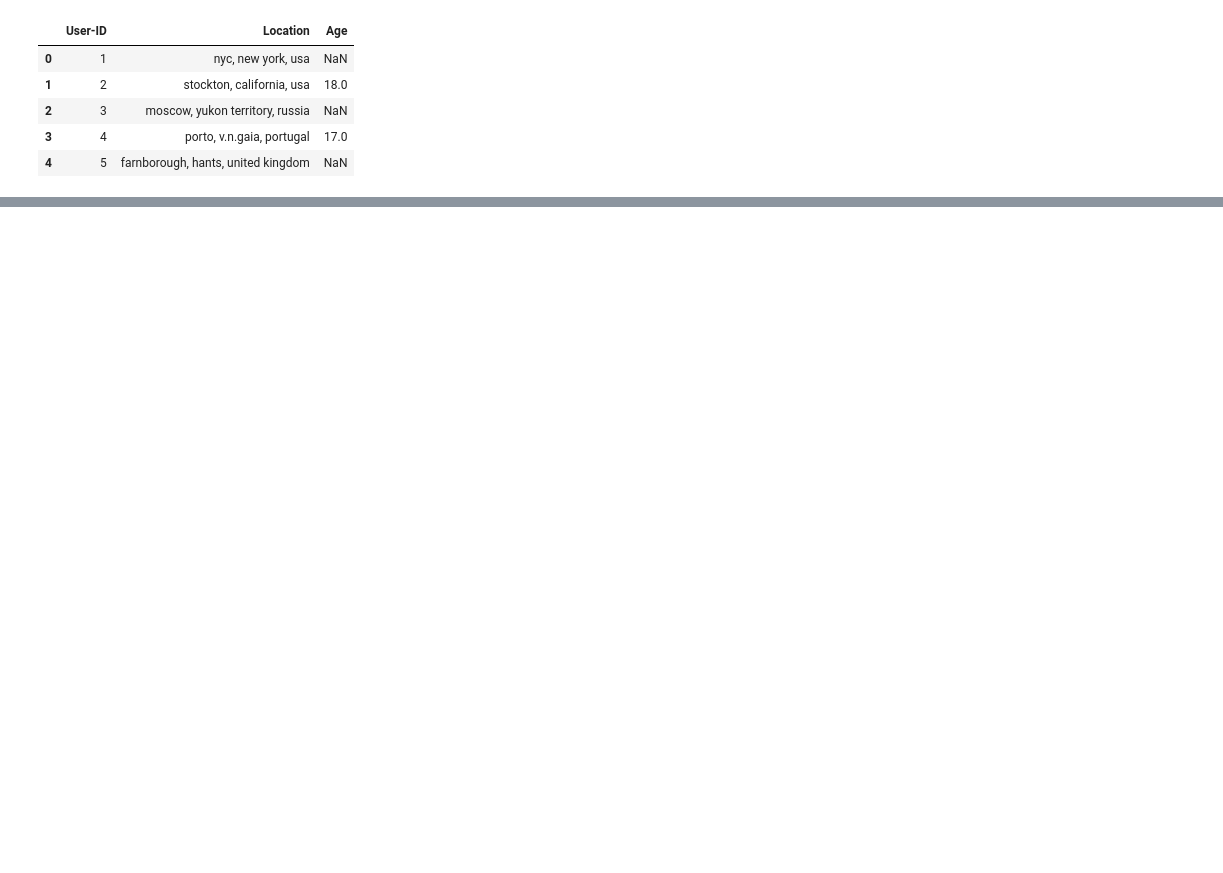
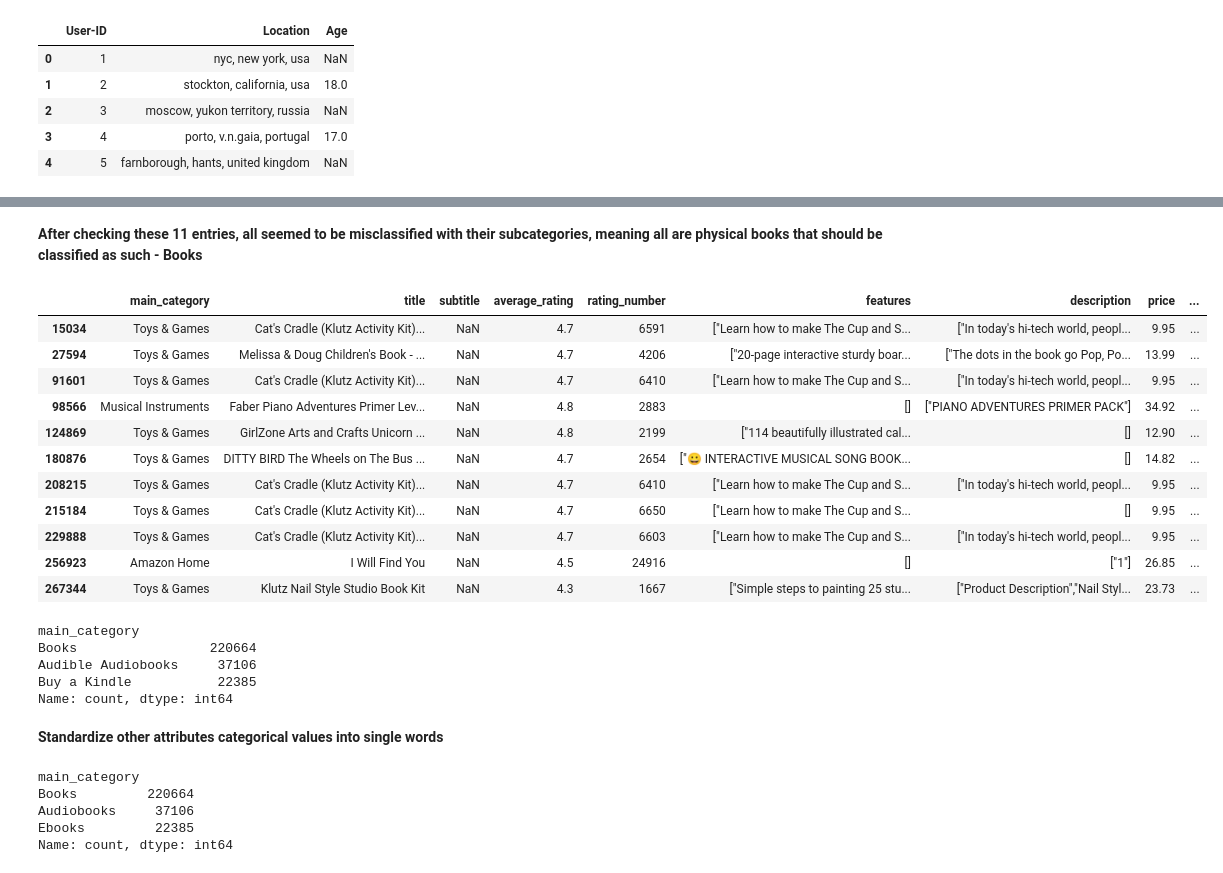
Before and after one commit to ijustsnapped/IPAI, a Jupyter notebook: Project_Raw.ipynb, the cells around one changed output, grey strips where cells are left out. Saved outputs shown, nothing was run; the diff lists cells and outputs as text; code cells hidden in the pictures; blank space fills up the shorter version.

```diff
--- a/Project_Raw.ipynb
+++ b/Project_Raw.ipynb
@@ -752,0 +1384,5 @@ df_BSR.head(1)
+# %%
+file_path = './Datasets/1_amazon/amazon_meta_books_X.csv'
+
+df = pd.read_csv(file_path)
+df.info()
@@ -752,0 +1497,18 @@ df_BSR.head(1)
+# %% [markdown]
+**After checking these 11 entries, all seemed to be misclassified with their subcategories, meaning all are physical books that should be classified as such - Books**
+# %%
+filtered_df = df[df['main_category'].isin(["Toys & Games", "Musical Instruments", "Amazon Home"])]
+filtered_df
+# %% [output]
+|  | main_category | title | subtitle | average_rating | rating_number | features | description | price | ... |
+| 15034 | Toys & Games | Cat's Cradle (Klutz Activity Kit)... | NaN | 4.7 | 6591 | ["Learn how to make The Cup and S... | ["In today's hi-tech world, peopl... | 9.95 | ... |
+| 27594 | Toys & Games | Melissa & Doug Children's Book - ... | NaN | 4.7 | 4206 | ["20-page interactive sturdy boar... | ["The dots in the book go Pop, Po... | 13.99 | ... |
+| 91601 | Toys & Games | Cat's Cradle (Klutz Activity Kit)... | NaN | 4.7 | 6410 | ["Learn how to make The Cup and S... | ["In today's hi-tech world, peopl... | 9.95 | ... |
+| 98566 | Musical Instruments | Faber Piano Adventures Primer Lev... | NaN | 4.8 | 2883 | [] | ["PIANO ADVENTURES PRIMER PACK"] | 34.92 | ... |
+| 124869 | Toys & Games | GirlZone Arts and Crafts Unicorn ... | NaN | 4.8 | 2199 | ["114 beautifully illustrated cal... | [] | 12.90 | ... |
+| 180876 | Toys & Games | DITTY BIRD The Wheels on The Bus ... | NaN | 4.7 | 2654 | ["😀 INTERACTIVE MUSICAL SONG BOOK... | [] | 14.82 | ... |
+| 208215 | Toys & Games | Cat's Cradle (Klutz Activity Kit)... | NaN | 4.7 | 6410 | ["Learn how to make The Cup and S... | ["In today's hi-tech world, peopl... | 9.95 | ... |
+| 215184 | Toys & Games | Cat's Cradle (Klutz Activity Kit)... | NaN | 4.7 | 6650 | ["Learn how to make The Cup and S... | [] | 9.95 | ... |
+| 229888 | Toys & Games | Cat's Cradle (Klutz Activity Kit)... | NaN | 4.7 | 6603 | ["Learn how to make The Cup and S... | ["In today's hi-tech world, peopl... | 9.95 | ... |
+| 256923 | Amazon Home | I Will Find You | NaN | 4.5 | 24916 | [] | ["1"] | 26.85 | ... |
+| 267344 | Toys & Games | Klutz Nail Style Studio Book Kit | NaN | 4.3 | 1667 | ["Simple steps to painting 25 stu... | ["Product Description","Nail Styl... | 23.73 | ... |
@@ -752,0 +1517,11 @@ df_BSR.head(1)
+# %%
+counts_main_category = df["main_category"].value_counts()
+counts_main_category
+# %% [output]
+main_category
+Books                 220664
+Audible Audiobooks     37106
+Buy a Kindle           22385
+Name: count, dtype: int64
+# %% [markdown]
+**Standardize other attributes categorical values into single words**
@@ -752,0 +1533,9 @@ df_BSR.head(1)
+# %%
+counts_main_category = df["main_category"].value_counts()
+counts_main_category
+# %% [output]
+main_category
+Books         220664
+Audiobooks     37106
+Ebooks         22385
+Name: count, dtype: int64
```
Also changed, not shown: parts of 326 cells of this notebook.
